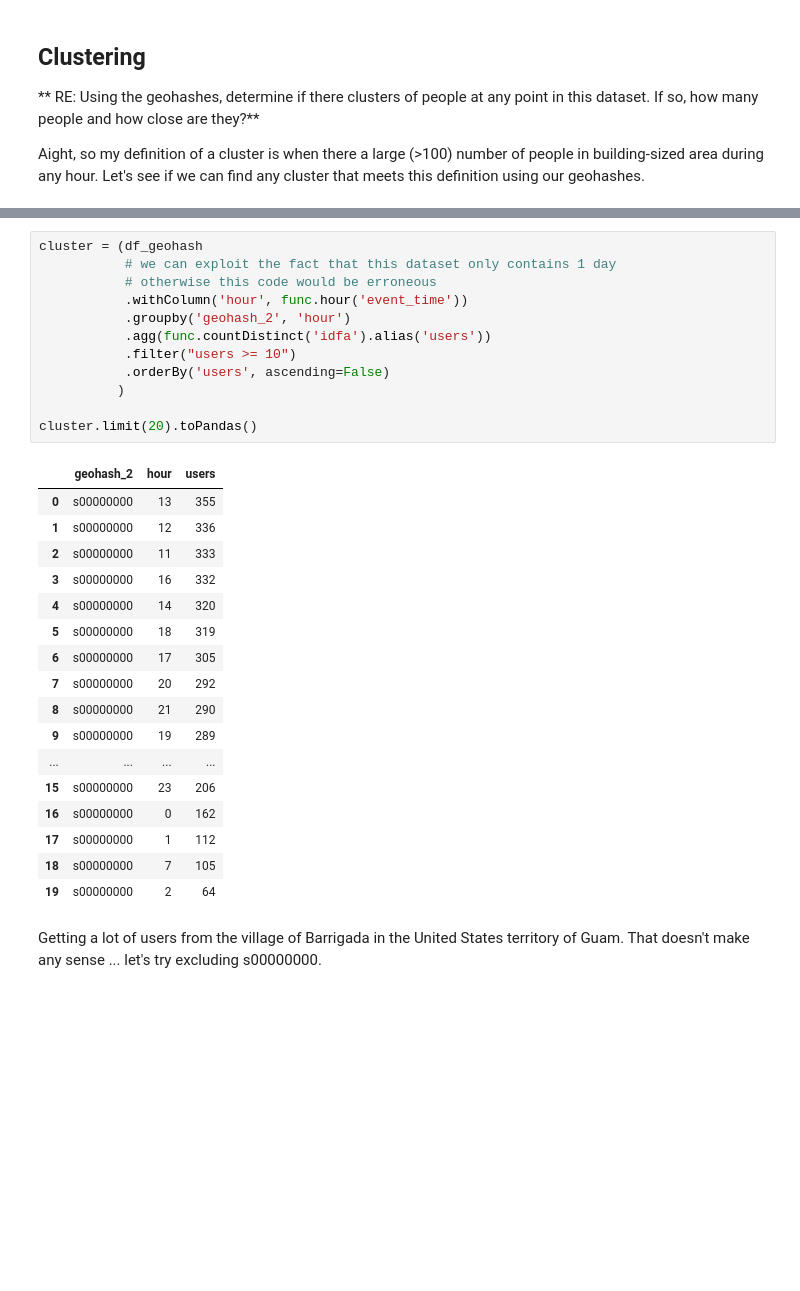
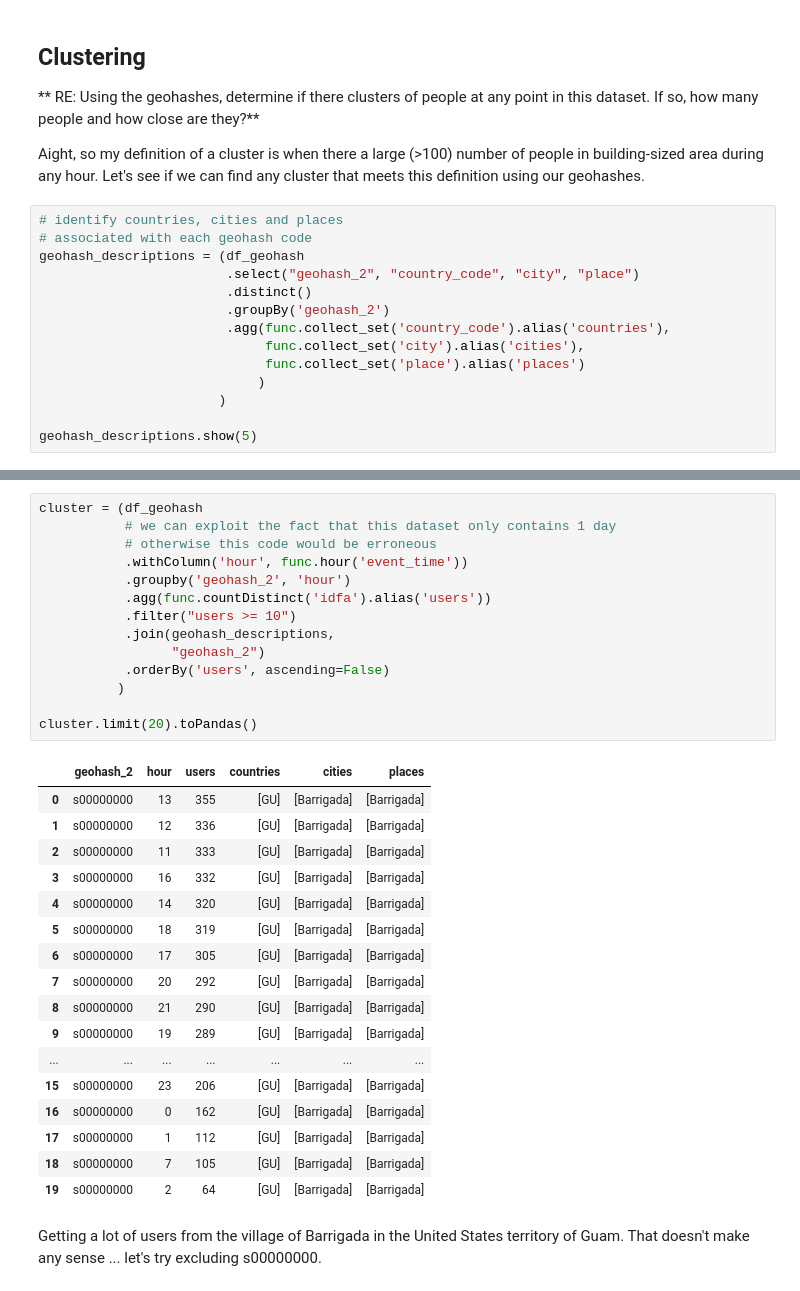
Before and after one commit to fqaiser94/DataEngChallenge, a Jupyter notebook: Freckle Data Engineer Challenge.ipynb, the cells around one changed output, grey strips where cells are left out. Saved outputs shown, nothing was run; the diff lists cells and outputs as text; blank space fills up the shorter version.

Commit message:
add country, city, place assocaited with each geohashcode

```diff
--- a/Freckle Data Engineer Challenge.ipynb
+++ b/Freckle Data Engineer Challenge.ipynb
@@ -570,3 +570,17 @@ Cheating a little here but you can see our geohashes (geohash_2) are very simila
 ** RE: Using the geohashes, determine if there clusters of people at any point in this dataset. If so, how many people and how close are they?**
 
 Aight, so my definition of a cluster is when there a large (>100) number of people in building-sized area during any hour. Let's see if we can find any cluster that meets this definition using our geohashes.
+# %%
+# identify countries, cities and places
+# associated with each geohash code
+geohash_descriptions = (df_geohash
+                        .select("geohash_2", "country_code", "city", "place")
+                        .distinct()
+                        .groupBy('geohash_2')
+                        .agg(func.collect_set('country_code').alias('countries'),
+                             func.collect_set('city').alias('cities'),
+                             func.collect_set('place').alias('places')
+                            )
+                       )
+
+geohash_descriptions.show(5)
@@ -573,33 +598,35 @@ Aight, so my definition of a cluster is when there a large (>100) number of peop
 # %%
 cluster = (df_geohash
            # we can exploit the fact that this dataset only contains 1 day
            # otherwise this code would be erroneous
            .withColumn('hour', func.hour('event_time'))
            .groupby('geohash_2', 'hour')
            .agg(func.countDistinct('idfa').alias('users'))
            .filter("users >= 10")
+           .join(geohash_descriptions,
+                 "geohash_2")
            .orderBy('users', ascending=False)
           )
 
 cluster.limit(20).toPandas()
 # %% [output]
-|  | geohash_2 | hour | users |
-| 0 | s00000000 | 13 | 355 |
-| 1 | s00000000 | 12 | 336 |
-| 2 | s00000000 | 11 | 333 |
-| 3 | s00000000 | 16 | 332 |
-| 4 | s00000000 | 14 | 320 |
-| 5 | s00000000 | 18 | 319 |
-| 6 | s00000000 | 17 | 305 |
-| 7 | s00000000 | 20 | 292 |
-| 8 | s00000000 | 21 | 290 |
-| 9 | s00000000 | 19 | 289 |
-| ... | ... | ... | ... |
-| 15 | s00000000 | 23 | 206 |
-| 16 | s00000000 | 0 | 162 |
-| 17 | s00000000 | 1 | 112 |
-| 18 | s00000000 | 7 | 105 |
-| 19 | s00000000 | 2 | 64 |
+|  | geohash_2 | hour | users | countries | cities | places |
+| 0 | s00000000 | 13 | 355 | [GU] | [Barrigada] | [Barrigada] |
+| 1 | s00000000 | 12 | 336 | [GU] | [Barrigada] | [Barrigada] |
+| 2 | s00000000 | 11 | 333 | [GU] | [Barrigada] | [Barrigada] |
+| 3 | s00000000 | 16 | 332 | [GU] | [Barrigada] | [Barrigada] |
+| 4 | s00000000 | 14 | 320 | [GU] | [Barrigada] | [Barrigada] |
+| 5 | s00000000 | 18 | 319 | [GU] | [Barrigada] | [Barrigada] |
+| 6 | s00000000 | 17 | 305 | [GU] | [Barrigada] | [Barrigada] |
+| 7 | s00000000 | 20 | 292 | [GU] | [Barrigada] | [Barrigada] |
+| 8 | s00000000 | 21 | 290 | [GU] | [Barrigada] | [Barrigada] |
+| 9 | s00000000 | 19 | 289 | [GU] | [Barrigada] | [Barrigada] |
+| ... | ... | ... | ... | ... | ... | ... |
+| 15 | s00000000 | 23 | 206 | [GU] | [Barrigada] | [Barrigada] |
+| 16 | s00000000 | 0 | 162 | [GU] | [Barrigada] | [Barrigada] |
+| 17 | s00000000 | 1 | 112 | [GU] | [Barrigada] | [Barrigada] |
+| 18 | s00000000 | 7 | 105 | [GU] | [Barrigada] | [Barrigada] |
+| 19 | s00000000 | 2 | 64 | [GU] | [Barrigada] | [Barrigada] |
 # %% [markdown]
 Getting a lot of users from the village of Barrigada in the United States territory of Guam. That doesn't make any sense ... let's try excluding s00000000.
 # %%
```
Also changed, not shown: parts of 2 cells of this notebook.
